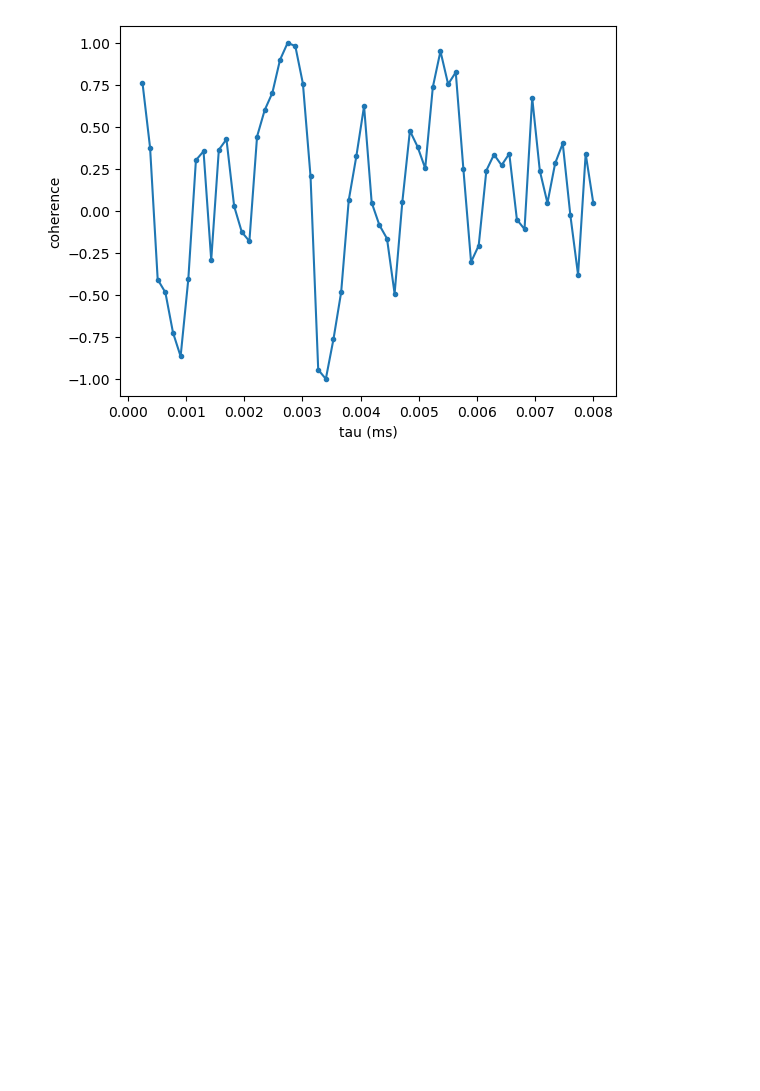
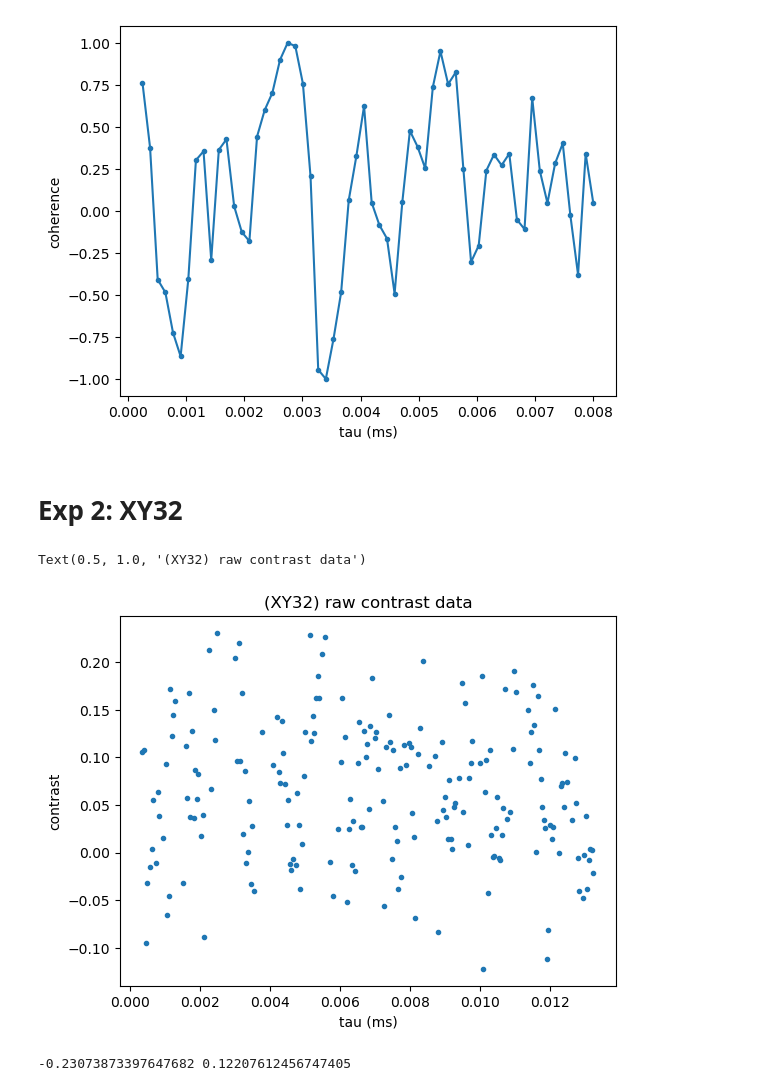
Before and after one commit to pabigail/nuclear-spin-recovery, a Jupyter notebook: look_at_exp_data.ipynb, the cells around one changed output. Drawn from its saved outputs; the diff is of its cells as text; code cells hidden in the pictures; blank space fills up the shorter version.

```diff
--- a/look_at_exp_data.ipynb
+++ b/look_at_exp_data.ipynb
@@ -43,3 +43,20 @@ with open('exp_data/XY4_exp1_time.pkl', 'wb') as file:
 
 with open('exp_data/XY4_exp1_coherence.pkl', 'wb') as file:
     pkl.dump(coherence, file)
+# %% [markdown]
+# Exp 2: XY32
+# %%
+filename = 'exp_data/XY32_ManuallyProcessed.json'
+with open(filename, 'r') as file:
+    xy32_data = json.load(file)
+# %%
+with open('posterior1_rec_exp2.json', 'r') as file:
+    posterior_rec = json.load(file)
+# %%
+plt.plot(posterior_rec['timepoints'][0], xy32_data['contrasts'], '.')
+plt.xlabel('tau (ms)')
+plt.ylabel('contrast')
+plt.title('(XY32) raw contrast data')
+# %% [output]
+Text(0.5, 1.0, '(XY32) raw contrast data')
+[figure, added]
@@ -45,0 +70,4 @@ with open('exp_data/XY4_exp1_coherence.pkl', 'wb') as file:
+# %%
+XY32_coherence = normalize_contrast_to_coherence_xy32(xy32_data['contrasts'])
+# %% [output]
+-0.23073873397647682 0.12207612456747405
```
Also changed, not shown: parts of 3 cells of this notebook, 2 other files.
